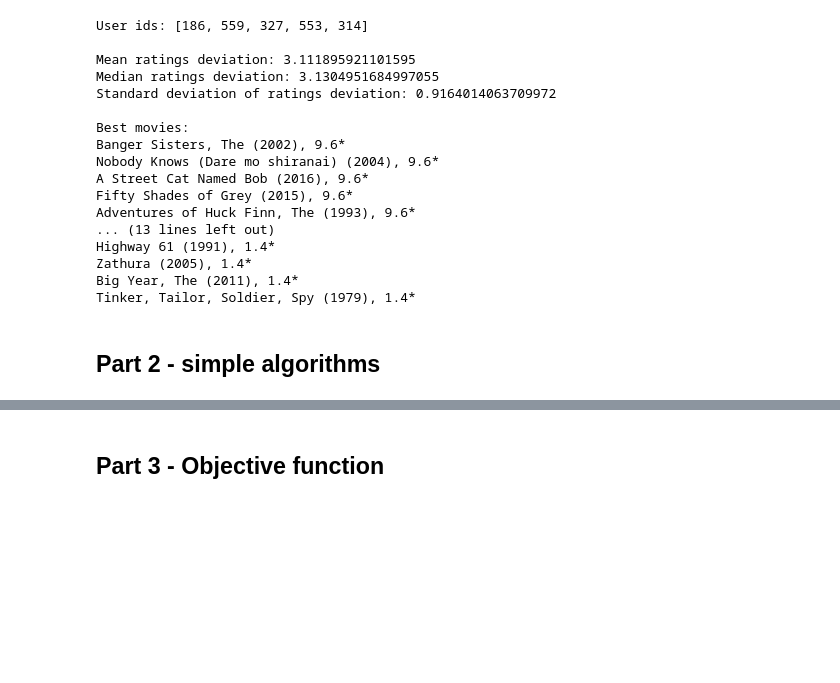
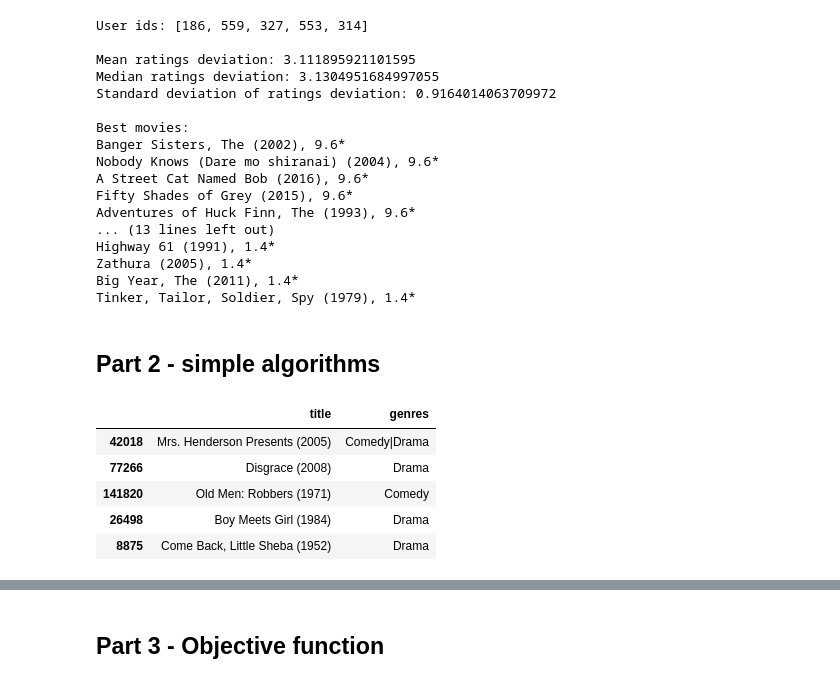
Before and after one commit to my-alaska/recommendations, a Jupyter notebook: groups/lab5_group_recommenders.ipynb, the cells around one changed output, grey strips where cells are left out. Cells and saved outputs as stored; diff of their text form; code cells hidden in the pictures; blank space fills up the shorter version.

```diff
--- a/groups/lab5_group_recommenders.ipynb
+++ b/groups/lab5_group_recommenders.ipynb
@@ -173,3 +185,13 @@ class AverageRecommender(Recommender):
+# %%
+movie_idx = ratings.loc[groups[0],].mean().sort_values(ascending=False)[:5].index
+movies_metadata.loc[movie_idx]
+# %% [output]
+|  | title | genres |
+| 42018 | Mrs. Henderson Presents (2005) | Comedy|Drama |
+| 77266 | Disgrace (2008) | Drama |
+| 141820 | Old Men: Robbers (1971) | Comedy |
+| 26498 | Boy Meets Girl (1984) | Drama |
+| 8875 | Come Back, Little Sheba (1952) | Drama |
 # %%
 # highest average rating but without movies with at least one score below the threshold
 
```
Also changed, not shown: parts of 6 cells of this notebook.
